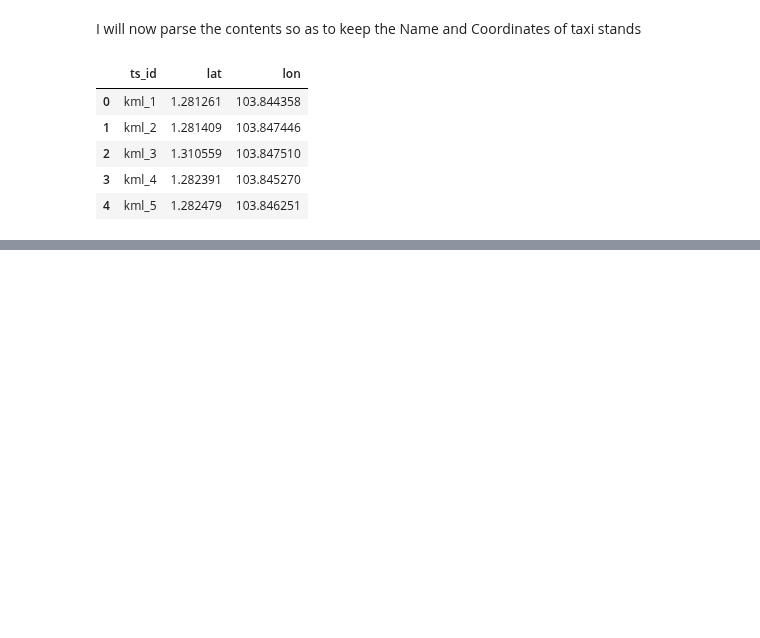
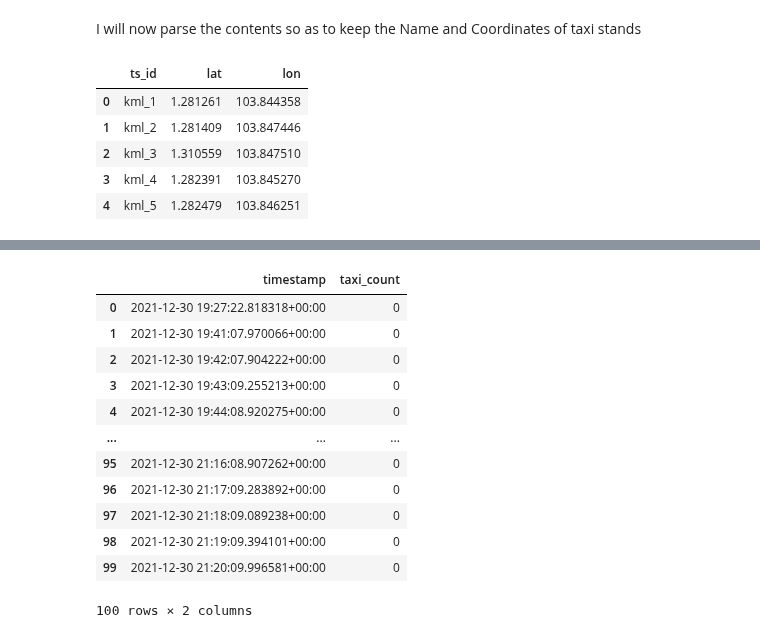
Before and after one commit to alealejandro1/taxi_compass, a Jupyter notebook: notebooks/Alejandro_taxi_compass.ipynb, the cells around one changed output, grey strips where cells are left out. Drawn from its saved outputs; the diff is of its cells as text; code cells hidden in the pictures; blank space fills up the shorter version.

```diff
--- a/notebooks/Alejandro_taxi_compass.ipynb
+++ b/notebooks/Alejandro_taxi_compass.ipynb
@@ -654,0 +696,34 @@ np.deg2rad(1.3)#, dtype='float64')
+# %%
+import os
+from google.cloud import bigquery
+bq_key_path = '/Users/alejandroseif/Documents/GCP/BigQuerykey/taxi-compass-lewagon-0548ea55c10c.json'
+os.environ['GOOGLE_APPLICATION_CREDENTIALS'] = bq_key_path
+bigquery_client = bigquery.Client(project='taxi-compass-lewagon')
+# %%
+ts_id = '"kml_12"'
+QUERY = f"""
+SELECT
+timestamp, taxi_count
+FROM `taxi-compass-lewagon.api_dataset.h_taxi_stand_taxi_count`
+WHERE ts_id = {ts_id}
+ORDER BY timestamp
+LIMIT 100
+"""
+# %%
+query_job = bigquery_client.query(QUERY)
+query_df = query_job.to_dataframe()
+query_df
+# %% [output]
+|  | timestamp | taxi_count |
+| 0 | 2021-12-30 19:27:22.818318+00:00 | 0 |
+| 1 | 2021-12-30 19:41:07.970066+00:00 | 0 |
+| 2 | 2021-12-30 19:42:07.904222+00:00 | 0 |
+| 3 | 2021-12-30 19:43:09.255213+00:00 | 0 |
+| 4 | 2021-12-30 19:44:08.920275+00:00 | 0 |
+| ... | ... | ... |
+| 95 | 2021-12-30 21:16:08.907262+00:00 | 0 |
+| 96 | 2021-12-30 21:17:09.283892+00:00 | 0 |
+| 97 | 2021-12-30 21:18:09.089238+00:00 | 0 |
+| 98 | 2021-12-30 21:19:09.394101+00:00 | 0 |
+| 99 | 2021-12-30 21:20:09.996581+00:00 | 0 |
+100 rows × 2 columns
```
Also changed, not shown: parts of 47 cells of this notebook.
